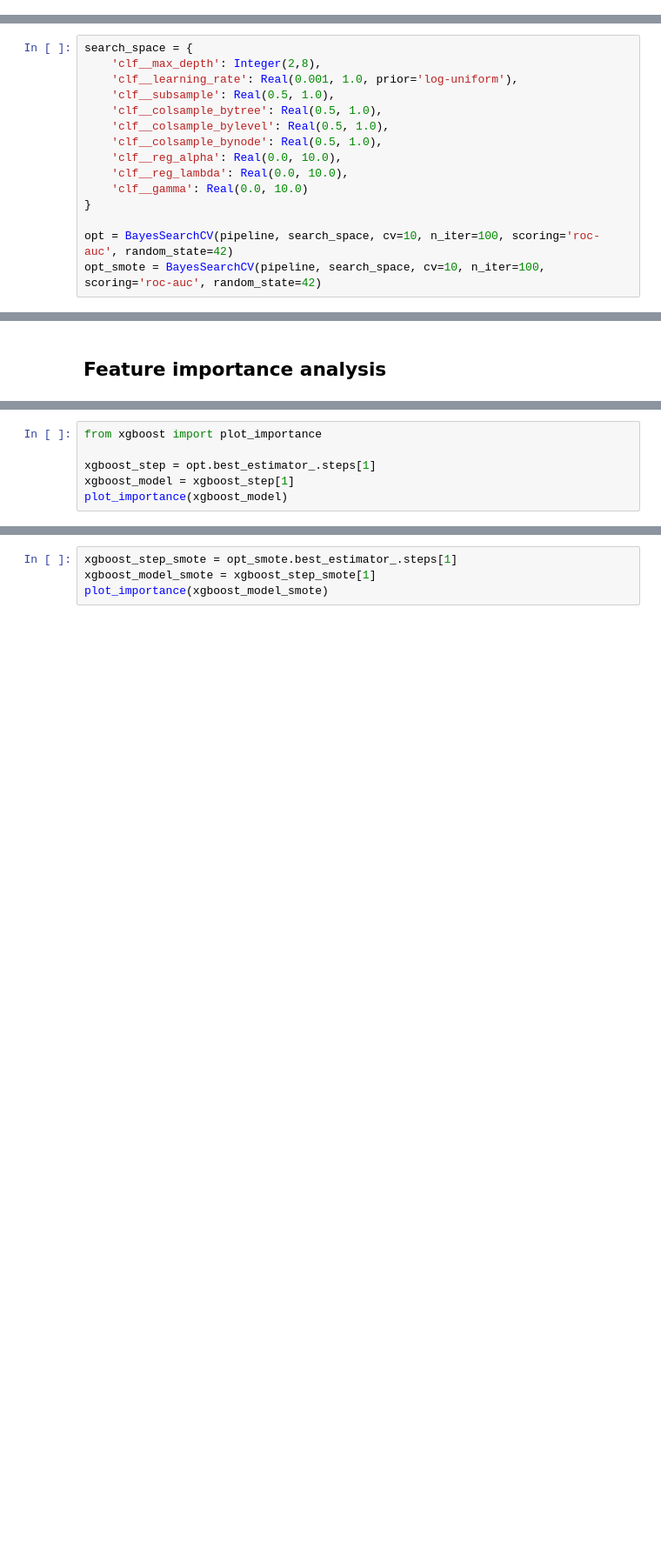
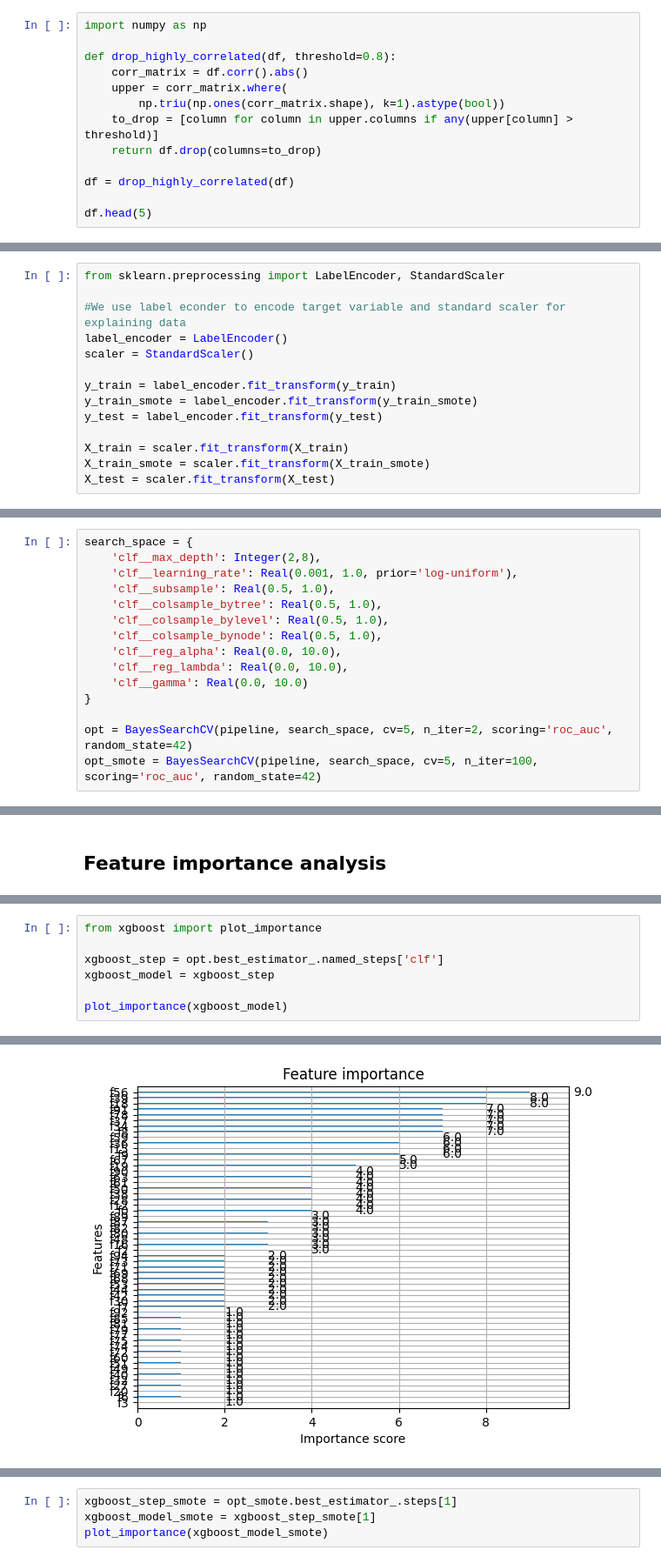
Before and after one commit to kora11e/XAI-Bankrupcy-Prediction-and-Explanation-with-XGBoost-Project, a Jupyter notebook: main.ipynb, the cells around one changed output, grey strips where cells are left out. Shown at 87% size. Cells and saved outputs as stored; diff of their text form; blank space fills up the shorter version.

```diff
--- a/main.ipynb
+++ b/main.ipynb
@@ -57,0 +93,13 @@ df.describe()
+# %%
+import numpy as np
+
+def drop_highly_correlated(df, threshold=0.8):
+    corr_matrix = df.corr().abs()
+    upper = corr_matrix.where(
+        np.triu(np.ones(corr_matrix.shape), k=1).astype(bool))
+    to_drop = [column for column in upper.columns if any(upper[column] > threshold)]
+    return df.drop(columns=to_drop)
+
+df = drop_highly_correlated(df)
+
+df.head(5)
@@ -114,0 +197,14 @@ print(y_test.value_counts())
+# %%
+from sklearn.preprocessing import LabelEncoder, StandardScaler
+
+#We use label econder to encode target variable and standard scaler for explaining data
+label_encoder = LabelEncoder()
+scaler = StandardScaler()
+
+y_train = label_encoder.fit_transform(y_train)
+y_train_smote = label_encoder.fit_transform(y_train_smote)
+y_test = label_encoder.fit_transform(y_test)
+
+X_train = scaler.fit_transform(X_train)
+X_train_smote = scaler.fit_transform(X_train_smote)
+X_test = scaler.fit_transform(X_test)
@@ -144,5 +271,5 @@ search_space = {
     'clf__gamma': Real(0.0, 10.0)
 }
 
-opt = BayesSearchCV(pipeline, search_space, cv=10, n_iter=100, scoring='roc-auc', random_state=42)
-opt_smote = BayesSearchCV(pipeline, search_space, cv=10, n_iter=100, scoring='roc-auc', random_state=42)
+opt = BayesSearchCV(pipeline, search_space, cv=5, n_iter=2, scoring='roc_auc', random_state=42)
+opt_smote = BayesSearchCV(pipeline, search_space, cv=5, n_iter=100, scoring='roc_auc', random_state=42)
@@ -174,6 +380,8 @@ opt_smote.best_estimator_.steps
 # %%
 from xgboost import plot_importance
 
-xgboost_step = opt.best_estimator_.steps[1]
-xgboost_model = xgboost_step[1]
+xgboost_step = opt.best_estimator_.named_steps['clf']
+xgboost_model = xgboost_step
+
 plot_importance(xgboost_model)
+# %% [output]
@@ -179,0 +389 @@ plot_importance(xgboost_model)
+[figure, added]
```
Also changed, not shown: parts of 36 cells of this notebook.
